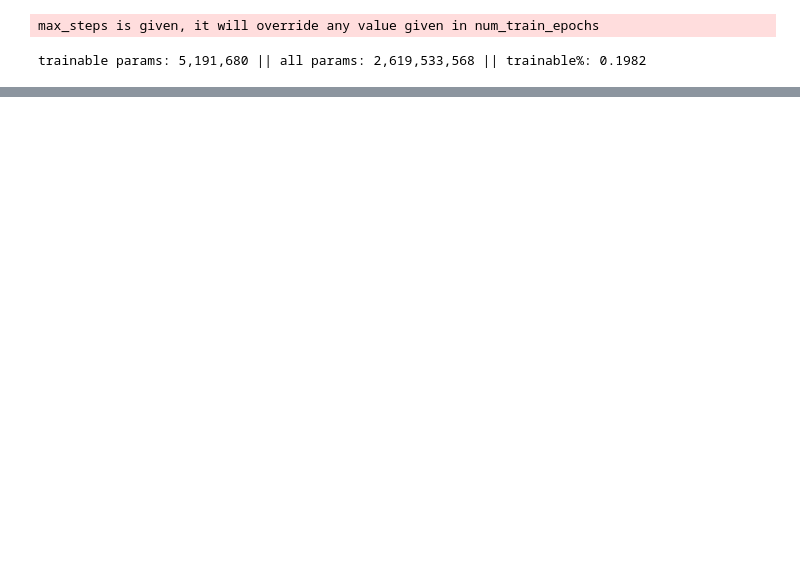
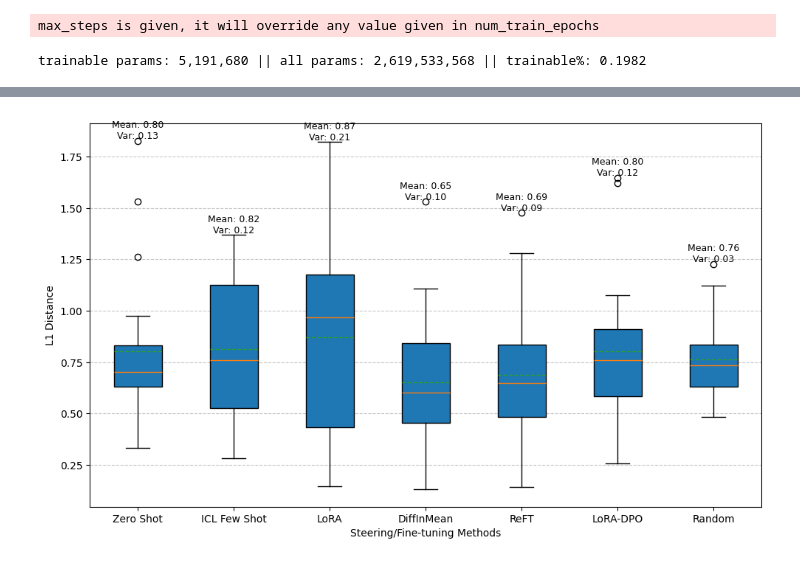
Before and after one commit to gargarushee/Benchmarking-Distributional-Alignment-of-Small-Language-Models, a Jupyter notebook: gemma-lora-dpo.ipynb, the cells around one changed output, grey strips where cells are left out. Saved outputs shown, nothing was run; the diff lists cells and outputs as text; code cells hidden in the pictures; blank space fills up the shorter version.

Commit message:
lora dpo result

```diff
--- a/gemma-lora-dpo.ipynb
+++ b/gemma-lora-dpo.ipynb
@@ -385,0 +324,34 @@ The US political system is a fascinating and intricate one.  Here's a breakdown
+# %%
+import matplotlib.pyplot as plt
+import numpy as np
+
+# Replace with the paths to your JSON files
+json_files = ['distance_zs.json', 'distance_icl.json', 'distance_lora.json', 'distance_reft.json', 'distance_reps.json', 'distance_lora_dpo.json', 'distance_random.json']
+data = []
+for file in json_files:
+    with open(file, 'r') as f:
+        data.append(json.load(f))
+
+# Calculate means and variances for each dataset
+means = [np.mean(d) for d in data]
+variances = [np.var(d) for d in data]
+
+# Create the box plot
+plt.figure(figsize=(10, 6))
+box = plt.boxplot(data, patch_artist=True, showmeans=True, meanline=True)
+
+# Annotate mean and variance
+for i, (mean, var) in enumerate(zip(means, variances), start=1):
+    plt.text(i, max(data[i - 1]), f'Mean: {mean:.2f}\nVar: {var:.2f}', ha='center', va='bottom', fontsize=9)
+
+# Customize plot
+plt.title('')
+plt.xlabel('Steering/Fine-tuning Methods')
+plt.ylabel('L1 Distance')
+plt.xticks(range(1, len(json_files) + 1), ["Zero Shot", "ICL Few Shot", "LoRA", "DiffInMean", "ReFT", "LoRA-DPO", "Random"])
+plt.grid(axis='y', linestyle='--', alpha=0.7)
+plt.tight_layout()
+plt.show()
+# ["Random", "Zero Shot", "ICL Few Shot", "LORA", "Reft", "Reps"]
+# %% [output]
+[figure, added]
```
Also changed, not shown: parts of 10 cells of this notebook, 1 other file.
